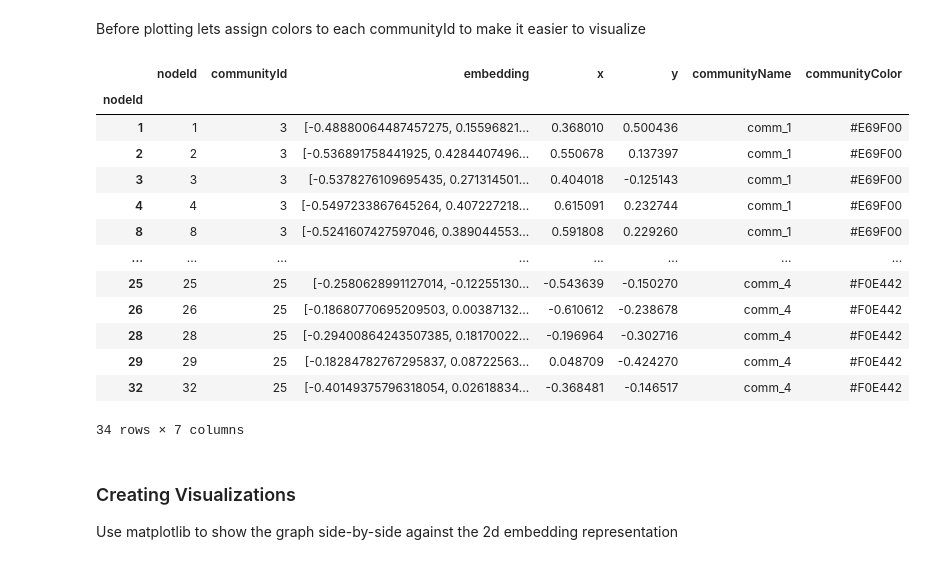
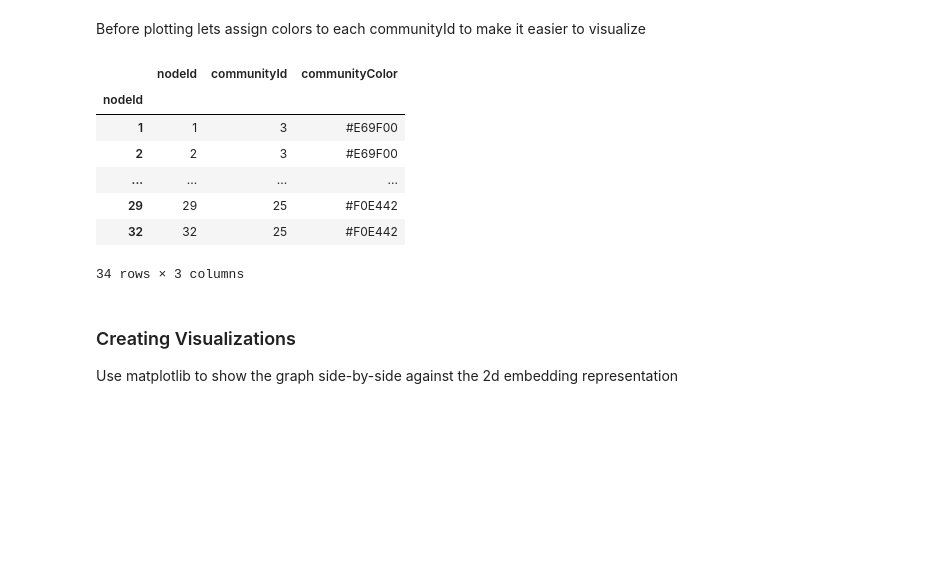
Before and after one commit to neo4j-product-examples/graph-machine-learning-examples, a Jupyter notebook: short-examples/visualize-how-graph-embeddings-work.ipynb, the cells around one changed output. Saved outputs shown, nothing was run; the diff lists cells and outputs as text; code cells hidden in the pictures; blank space fills up the shorter version.

Commit message:
Updating Display Options for SHort Example

```diff
--- a/short-examples/visualize-how-graph-embeddings-work.ipynb
+++ b/short-examples/visualize-how-graph-embeddings-work.ipynb
@@ -50,7 +50,7 @@ import networkx as nx
 RANDOM_SEED = 7474
 # %%
 # Adjust Dataframe display options
-pd.set_option('display.max_rows', 12)
+pd.set_option('display.max_rows', 5)
 pd.set_option('display.max_colwidth', 500)
 pd.set_option('display.width', 0)
 # %% [markdown]
@@ -218,22 +193,16 @@ def assign_community_names_and_colors(df: pd.DataFrame, community_id_col: str =
     return pd.merge(df, comm_df, on=community_id_col).set_index('nodeId', drop=False)
 # %%
 node_coord_df = assign_community_names_and_colors(node_coord_df)
-node_coord_df
+node_coord_df[['nodeId', 'communityId', 'communityColor']]
 # %% [output]
-|  | nodeId | communityId | embedding | x | y | communityName | communityColor |
-| nodeId |  |  |  |  |  |  |  |
-| 1 | 1 | 3 | [-0.48880064487457275, 0.15596821... | 0.368010 | 0.500436 | comm_1 | #E69F00 |
-| 2 | 2 | 3 | [-0.536891758441925, 0.4284407496... | 0.550678 | 0.137397 | comm_1 | #E69F00 |
-| 3 | 3 | 3 | [-0.5378276109695435, 0.271314501... | 0.404018 | -0.125143 | comm_1 | #E69F00 |
-| 4 | 4 | 3 | [-0.5497233867645264, 0.407227218... | 0.615091 | 0.232744 | comm_1 | #E69F00 |
-| 8 | 8 | 3 | [-0.5241607427597046, 0.389044553... | 0.591808 | 0.229260 | comm_1 | #E69F00 |
-| ... | ... | ... | ... | ... | ... | ... | ... |
-| 25 | 25 | 25 | [-0.2580628991127014, -0.12255130... | -0.543639 | -0.150270 | comm_4 | #F0E442 |
-| 26 | 26 | 25 | [-0.18680770695209503, 0.00387132... | -0.610612 | -0.238678 | comm_4 | #F0E442 |
-| 28 | 28 | 25 | [-0.29400864243507385, 0.18170022... | -0.196964 | -0.302716 | comm_4 | #F0E442 |
-| 29 | 29 | 25 | [-0.18284782767295837, 0.08722563... | 0.048709 | -0.424270 | comm_4 | #F0E442 |
-| 32 | 32 | 25 | [-0.40149375796318054, 0.02618834... | -0.368481 | -0.146517 | comm_4 | #F0E442 |
+|  | nodeId | communityId | communityColor |
+| nodeId |  |  |  |
+| 1 | 1 | 3 | #E69F00 |
+| 2 | 2 | 3 | #E69F00 |
+| ... | ... | ... | ... |
+| 29 | 29 | 25 | #F0E442 |
+| 32 | 32 | 25 | #F0E442 |
-34 rows × 7 columns
+34 rows × 3 columns
 # %% [markdown]
 ### Creating Visualizations
 Use matplotlib to show the graph side-by-side against the 2d embedding representation
```
Also changed, not shown: parts of 5 cells of this notebook.
